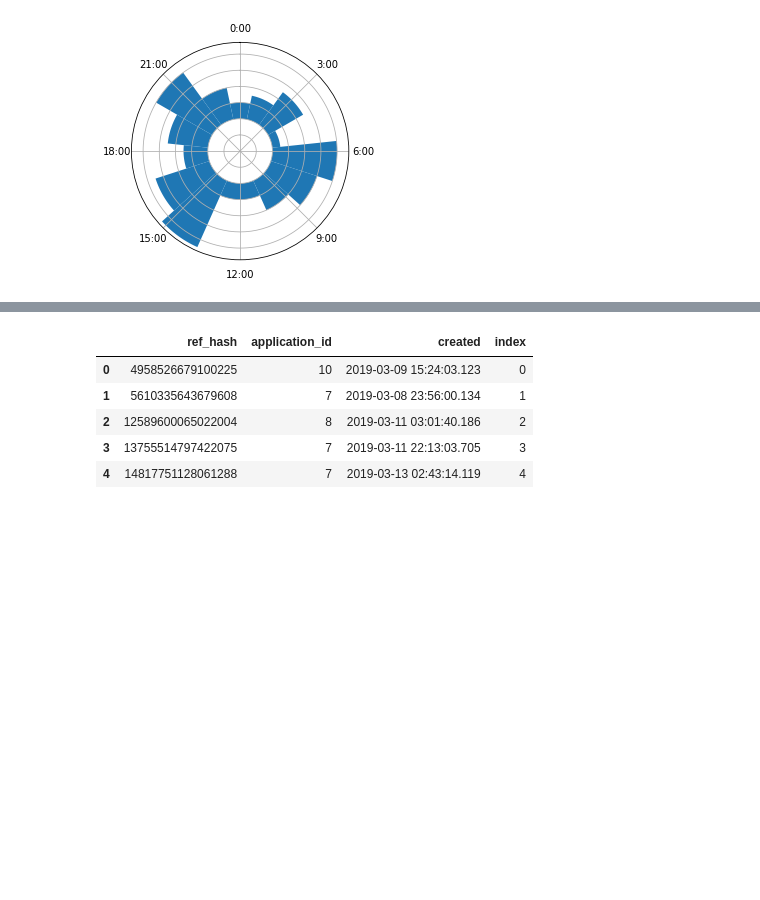
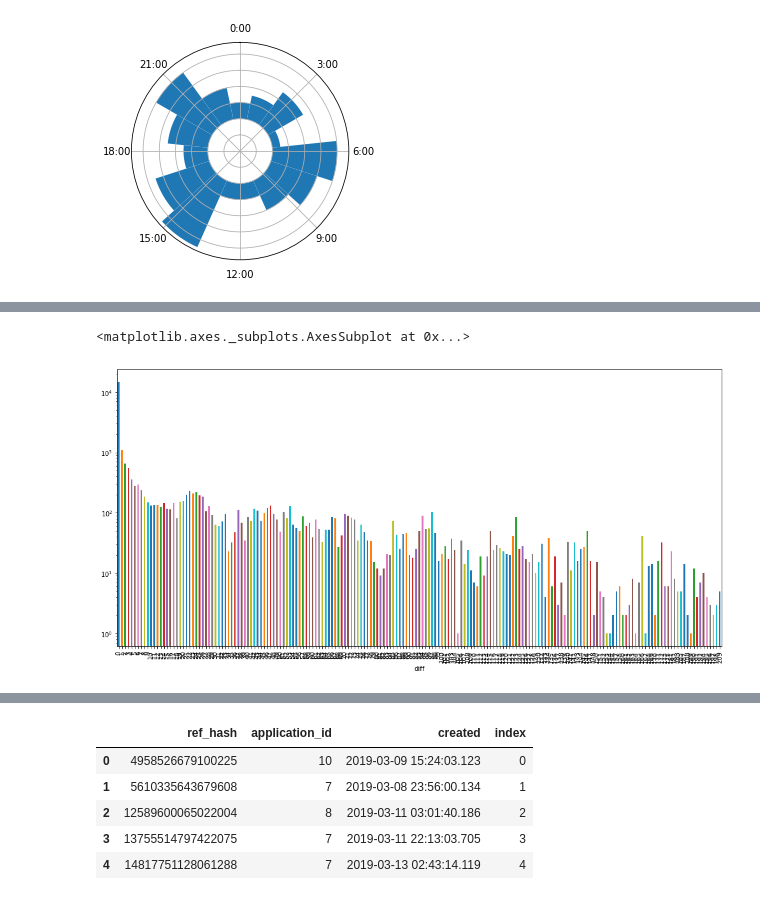
Before and after one commit to AlejandroKler/Datanesa, a Jupyter notebook: ale.ipynb, the cells around one changed output, grey strips where cells are left out. Drawn from its saved outputs; the diff is of its cells as text; code cells hidden in the pictures; blank space fills up the shorter version.

```diff
--- a/ale.ipynb
+++ b/ale.ipynb
@@ -155,3 +157,8 @@ fig = {
 py.offline.iplot(fig)
 # %% [output]
 [interactive output not drawn]
+# %%
+installs_to_join = installs.loc[:, ["ref_hash","application_id","created"]]
+installs_to_join = installs_to_join.groupby(["ref_hash","application_id"]).agg({"created":"min"}).reset_index()
+installs_to_join["index"] = installs_to_join.index
+installs_to_join.head()
@@ -157,0 +172,9 @@ py.offline.iplot(fig)
+# %%
+evn_and_installs = events.loc[:,["date","ref_hash","application_id"]]\
+    .merge(installs_to_join,left_on=["ref_hash","application_id"],right_on=["ref_hash","application_id"],how="inner")
+evn_and_installs["diff"] = (evn_and_installs["date"] - evn_and_installs["created"]) / np.timedelta64(1, 'h')
+#evn_and_installs = evn_and_installs.loc[(evn_and_installs["diff"] > 0) & (auc_and_installs["diff"] < cant_horas_anteriores)]
+#evn_and_installs = evn_and_installs.groupby(["device_id","index"]).agg({"ref_hash":"count"})
+evn_and_installs["diff"] = evn_and_installs["diff"].astype(int)
+evn_and_installs = evn_and_installs.loc[evn_and_installs["diff"] >= 0]
+evn_and_installs.head(10)
@@ -157,0 +193,7 @@ py.offline.iplot(fig)
+# %%
+ax = evn_and_installs.groupby(["diff"]).agg({"application_id":"count"})["application_id"].plot(kind="bar",figsize=(17,8))
+ax.set_yscale("log")
+ax
+# %% [output]
+<matplotlib.axes._subplots.AxesSubplot at 0x...>
+[figure, added]
```
Also changed, not shown: parts of 17 cells of this notebook, 7 other files.
